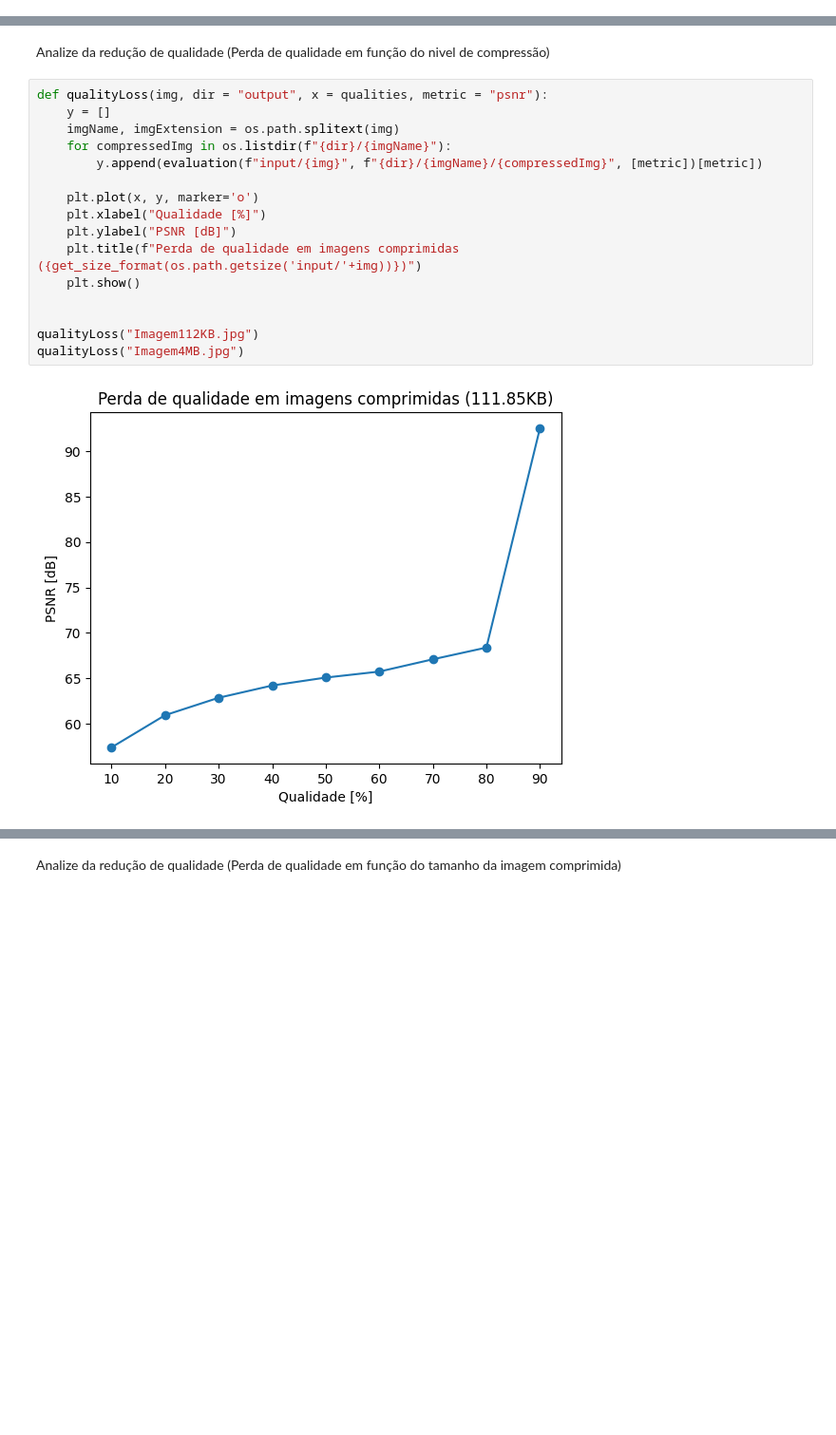
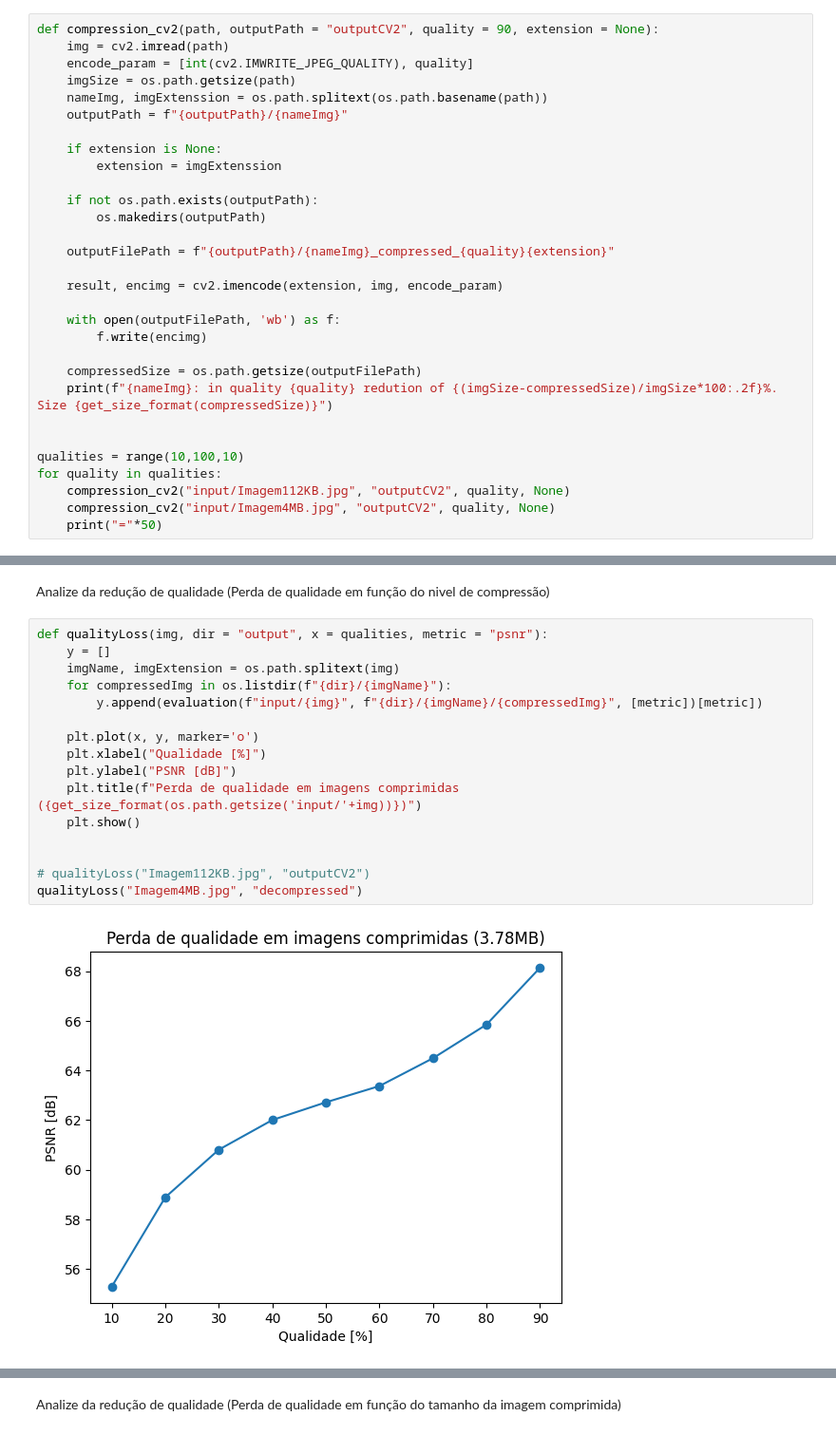
Before and after one commit to BrendoAlmeida/ImageCompression, a Jupyter notebook: sample.ipynb, the cells around one changed output, grey strips where cells are left out. Shown at 95% size. Cells and saved outputs as stored; diff of their text form; blank space fills up the shorter version.

```diff
--- a/sample.ipynb
+++ b/sample.ipynb
@@ -65,0 +74,30 @@ for quality in qualities:
+# %%
+def compression_cv2(path, outputPath = "outputCV2", quality = 90, extension = None):
+    img = cv2.imread(path)
+    encode_param = [int(cv2.IMWRITE_JPEG_QUALITY), quality]
+    imgSize = os.path.getsize(path)
+    nameImg, imgExtenssion = os.path.splitext(os.path.basename(path))
+    outputPath = f"{outputPath}/{nameImg}"
+
+    if extension is None:
+        extension = imgExtenssion
+
+    if not os.path.exists(outputPath):
+        os.makedirs(outputPath)
+
+    outputFilePath = f"{outputPath}/{nameImg}_compressed_{quality}{extension}"
+
+    result, encimg = cv2.imencode(extension, img, encode_param)
+
+    with open(outputFilePath, 'wb') as f:
+        f.write(encimg)
+
+    compressedSize = os.path.getsize(outputFilePath)
+    print(f"{nameImg}: in quality {quality} redution of {(imgSize-compressedSize)/imgSize*100:.2f}%. Size {get_size_format(compressedSize)}")
+
+
+qualities = range(10,100,10)
+for quality in qualities:
+    compression_cv2("input/Imagem112KB.jpg", "outputCV2", quality, None)
+    compression_cv2("input/Imagem4MB.jpg", "outputCV2", quality, None)
+    print("="*50)
@@ -68,18 +121,18 @@ Analize da redução de qualidade (Perda de qualidade em função do nivel de co
 # %%
 def qualityLoss(img, dir = "output", x = qualities, metric = "psnr"):
     y = []
     imgName, imgExtension = os.path.splitext(img)
     for compressedImg in os.listdir(f"{dir}/{imgName}"):
         y.append(evaluation(f"input/{img}", f"{dir}/{imgName}/{compressedImg}", [metric])[metric])
 
     plt.plot(x, y, marker='o')
     plt.xlabel("Qualidade [%]")
     plt.ylabel("PSNR [dB]")
     plt.title(f"Perda de qualidade em imagens comprimidas ({get_size_format(os.path.getsize('input/'+img))})")
     plt.show()
 
 
-qualityLoss("Imagem112KB.jpg")
-qualityLoss("Imagem4MB.jpg")
+# qualityLoss("Imagem112KB.jpg", "outputCV2")
+qualityLoss("Imagem4MB.jpg", "decompressed")
 # %% [output]
-[figure, old version]
+[figure, new version]
```
Also changed, not shown: parts of 8 cells of this notebook, 1 other file.
